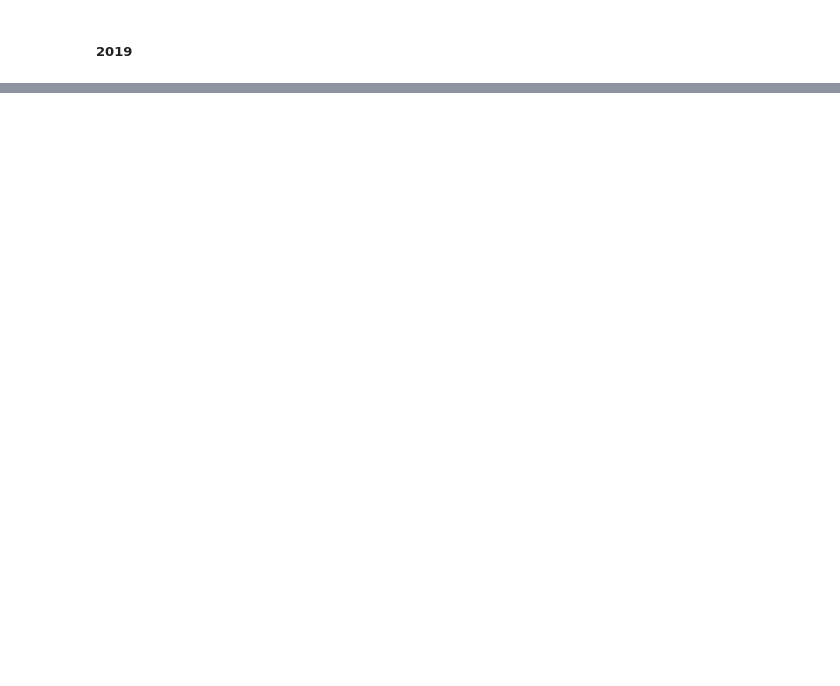
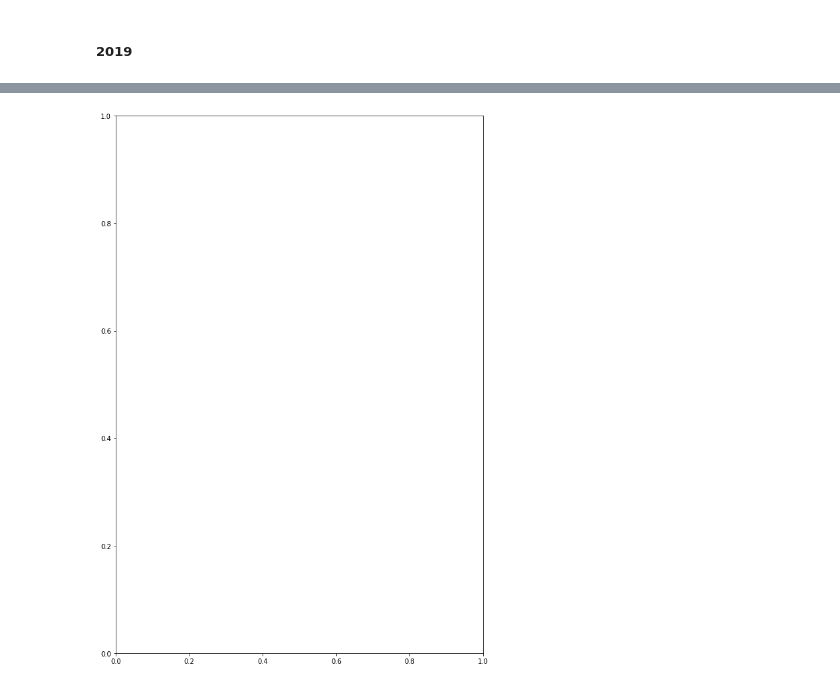
Before and after one commit to MichRisu/etl-happiness, a Jupyter notebook: HappyFIFA_ETL.ipynb, the cells around one changed output, grey strips where cells are left out. Cells and saved outputs as stored; diff of their text form; code cells hidden in the pictures; blank space fills up the shorter version.

```diff
--- a/HappyFIFA_ETL.ipynb
+++ b/HappyFIFA_ETL.ipynb
@@ -370,0 +760,6 @@ After the raw data cleaning, we created three individual tables in PostgreSQL. T
+# %%
+fig1, ax1 = plt.subplots(figsize=(10,15))
+ax.bar(df_fh_grp_avg['country'], df_fh_grp_avg['happiness_rank'])
+plt.show();
+# %% [output]
+[figure, added]
```
Also changed, not shown: parts of 51 cells of this notebook.
